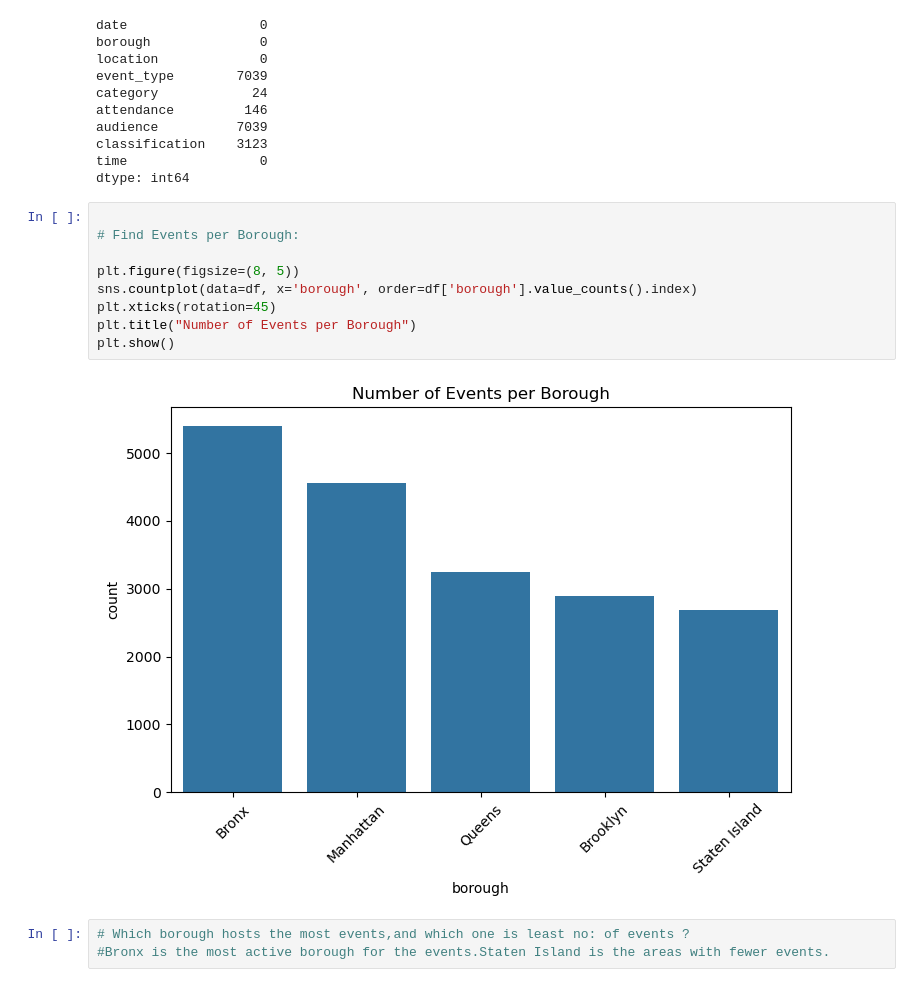
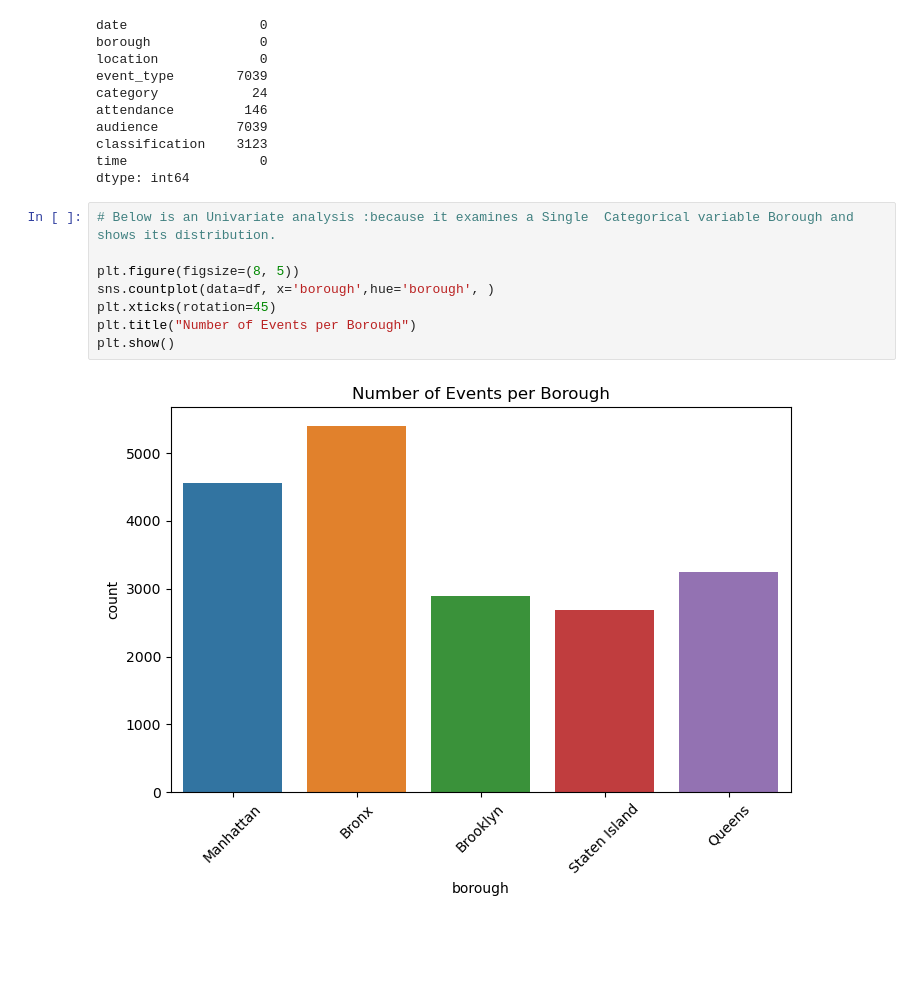
Before and after one commit to MaimunaBawa/Phase-1-Portfolio-Project, a Jupyter notebook: EDA Notebooks/Gomathy/Gomathy_new.NoteBook.ipynb, the cells around one changed output. Drawn from its saved outputs; the diff is of its cells as text; blank space fills up the shorter version.

```diff
--- a/EDA Notebooks/Gomathy/Gomathy_new.NoteBook.ipynb
+++ b/EDA Notebooks/Gomathy/Gomathy_new.NoteBook.ipynb
@@ -50,16 +65,12 @@ classification    3123
 time                 0
 dtype: int64
 # %%
-
-# Find Events per Borough:
+# Below is an Univariate analysis :because it examines a Single  Categorical variable Borough and shows its distribution.
 
 plt.figure(figsize=(8, 5))
-sns.countplot(data=df, x='borough', order=df['borough'].value_counts().index)
+sns.countplot(data=df, x='borough',hue='borough', )
 plt.xticks(rotation=45)
 plt.title("Number of Events per Borough")
 plt.show()
 # %% [output]
-[figure, old version]
+[figure, new version]
-# %%
-# Which borough hosts the most events,and which one is least no: of events ?
-#Bronx is the most active borough for the events.Staten Island is the areas with fewer events.
```
Also changed, not shown: parts of 12 cells of this notebook.
